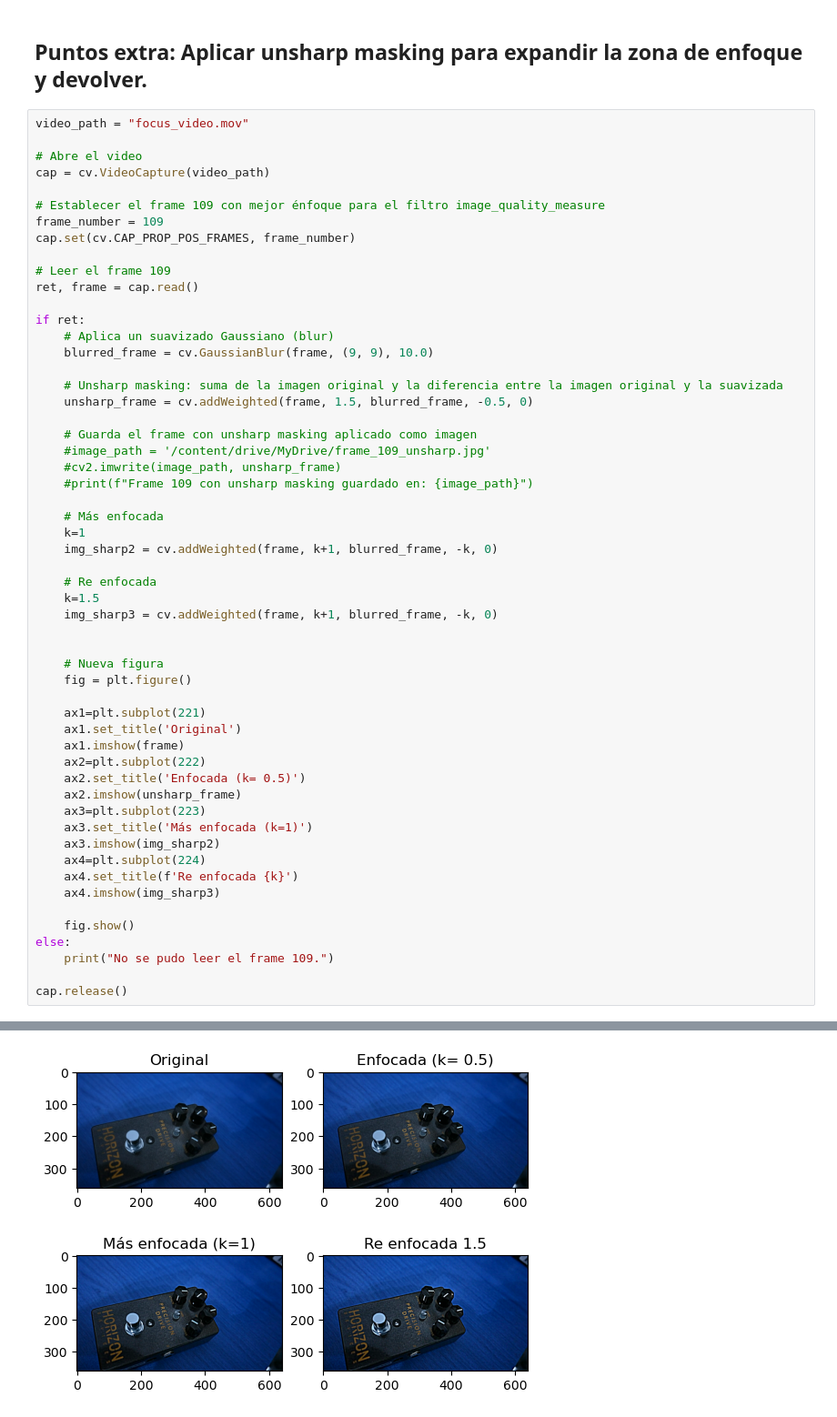
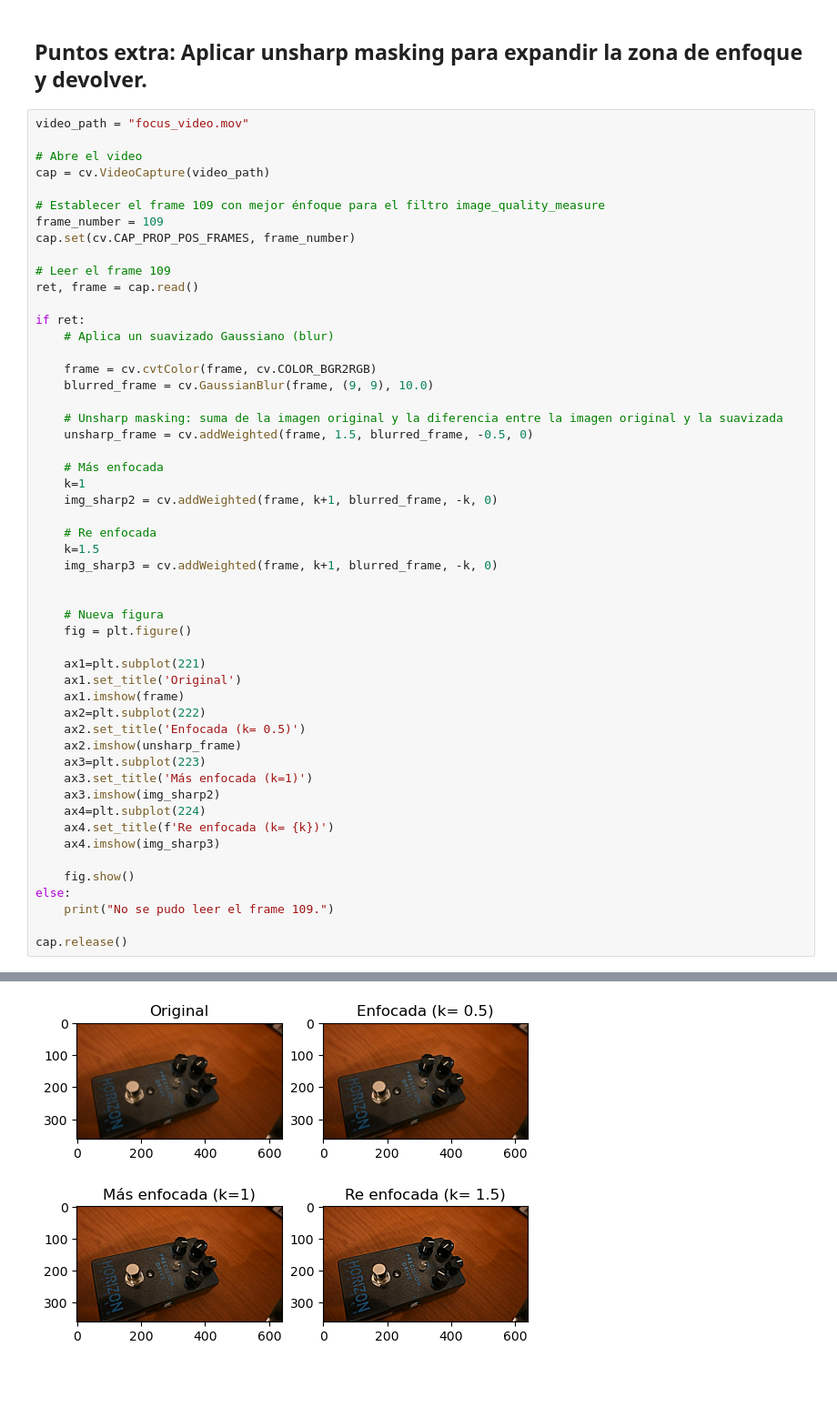
Before and after one commit to christophcharaf/vision_computadora_I, a Jupyter notebook: Material_TPs/TP2/tp_2.ipynb, the cells around one changed output, grey strips where cells are left out. Shown at 91% size. Cells and saved outputs as stored; diff of their text form; blank space fills up the shorter version.

Commit message:
undated unsharp masking

```diff
--- a/Material_TPs/TP2/tp_2.ipynb
+++ b/Material_TPs/TP2/tp_2.ipynb
@@ -864,15 +864,12 @@ ret, frame = cap.read()
 
 if ret:
     # Aplica un suavizado Gaussiano (blur)
+
+    frame = cv.cvtColor(frame, cv.COLOR_BGR2RGB)
     blurred_frame = cv.GaussianBlur(frame, (9, 9), 10.0)
 
     # Unsharp masking: suma de la imagen original y la diferencia entre la imagen original y la suavizada
     unsharp_frame = cv.addWeighted(frame, 1.5, blurred_frame, -0.5, 0)
-
-    # Guarda el frame con unsharp masking aplicado como imagen
-    #image_path = '/content/drive/MyDrive/frame_109_unsharp.jpg'
-    #cv2.imwrite(image_path, unsharp_frame)
-    #print(f"Frame 109 con unsharp masking guardado en: {image_path}")
 
     # Más enfocada
     k=1
@@ -896,7 +893,7 @@ if ret:
     ax3.set_title('Más enfocada (k=1)')
     ax3.imshow(img_sharp2)
     ax4=plt.subplot(224)
-    ax4.set_title(f'Re enfocada {k}')
+    ax4.set_title(f'Re enfocada (k= {k})')
     ax4.imshow(img_sharp3)
 
     fig.show()
@@ -912,4 +909,4 @@ cap.release()
-[figure, old version]
+[figure, new version]
 # %%
 # Establecer el frame 91 con mejor énfoque para el filtro calculate_lbp_variance
 video_path1 = "focus_video.mov"
```
Also changed, not shown: parts of 5 cells of this notebook.
